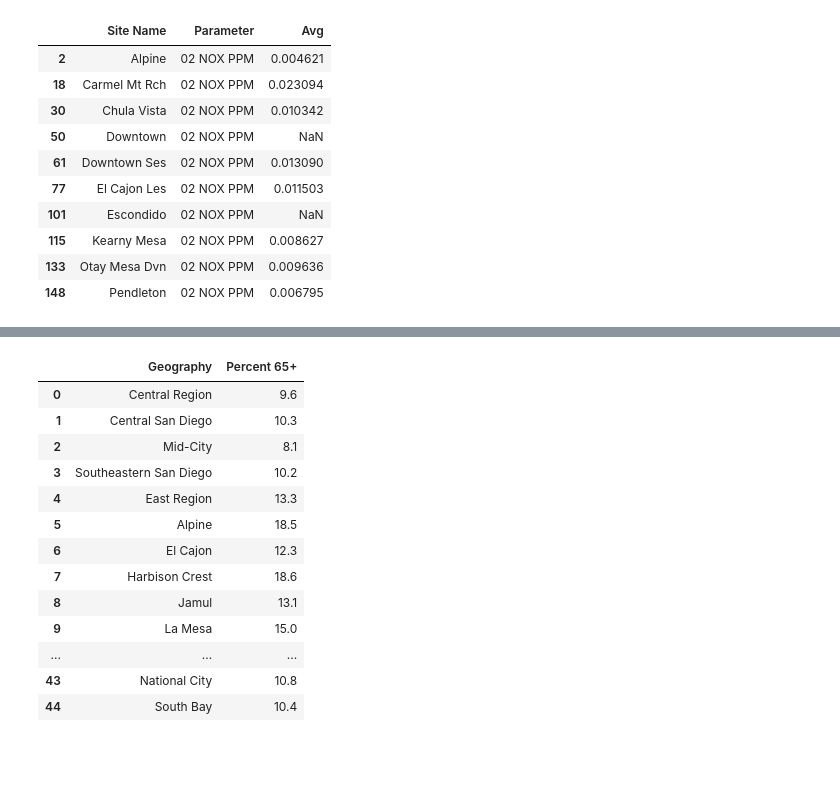
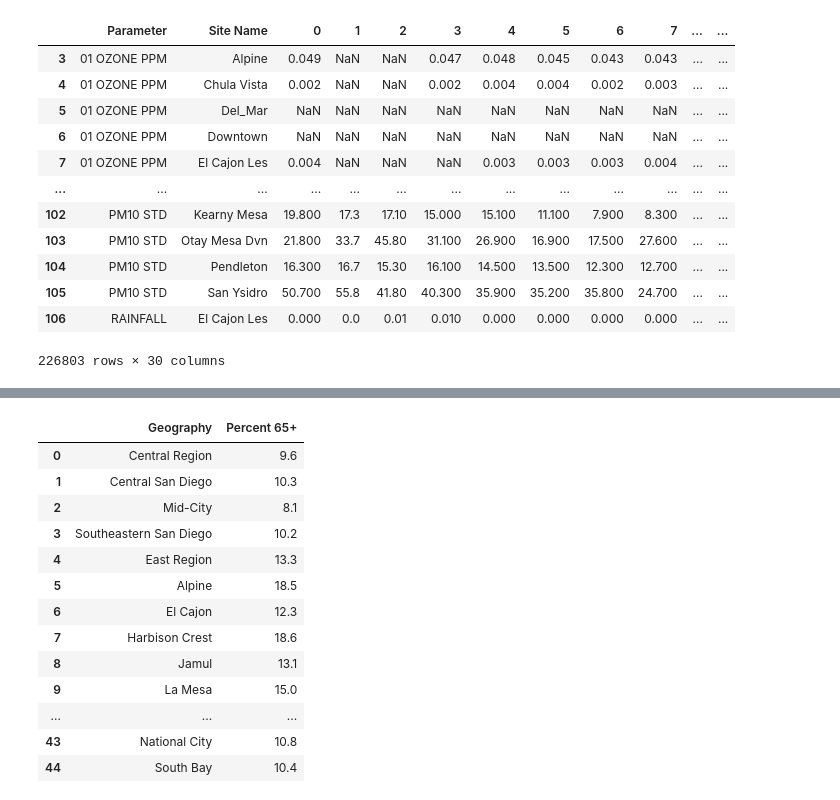
Before and after one commit to BigDataForSanDiego/Team-231, a Jupyter notebook: testing.ipynb, the cells around one changed output, grey strips where cells are left out. Saved outputs shown, nothing was run; the diff lists cells and outputs as text; code cells hidden in the pictures; blank space fills up the shorter version.

Commit message:
ozones

```diff
--- a/testing.ipynb
+++ b/testing.ipynb
@@ -73,17 +87,19 @@ array(['BCarbon ug/m3', '01 OZONE PPM', '02 NOX PPM', '03 NO2 PPB',
-# %%
-each_row[each_row['Parameter'] == '02 NOX PPM']
-# %% [output]
-|  | Site Name | Parameter | Avg |
-| 2 | Alpine | 02 NOX PPM | 0.004621 |
-| 18 | Carmel Mt Rch | 02 NOX PPM | 0.023094 |
-| 30 | Chula Vista | 02 NOX PPM | 0.010342 |
-| 50 | Downtown | 02 NOX PPM | NaN |
-| 61 | Downtown Ses | 02 NOX PPM | 0.013090 |
-| 77 | El Cajon Les | 02 NOX PPM | 0.011503 |
-| 101 | Escondido | 02 NOX PPM | NaN |
-| 115 | Kearny Mesa | 02 NOX PPM | 0.008627 |
-| 133 | Otay Mesa Dvn | 02 NOX PPM | 0.009636 |
-| 148 | Pendleton | 02 NOX PPM | 0.006795 |
+# %%
+biggie[]
+# %% [output]
+|  | Parameter | Site Name | 0 | 1 | 2 | 3 | 4 | 5 | 6 | 7 | ... | ... |
+| 3 | 01 OZONE PPM | Alpine | 0.049 | NaN | NaN | 0.047 | 0.048 | 0.045 | 0.043 | 0.043 | ... | ... |
+| 4 | 01 OZONE PPM | Chula Vista | 0.002 | NaN | NaN | 0.002 | 0.004 | 0.004 | 0.002 | 0.003 | ... | ... |
+| 5 | 01 OZONE PPM | Del_Mar | NaN | NaN | NaN | NaN | NaN | NaN | NaN | NaN | ... | ... |
+| 6 | 01 OZONE PPM | Downtown | NaN | NaN | NaN | NaN | NaN | NaN | NaN | NaN | ... | ... |
+| 7 | 01 OZONE PPM | El Cajon Les | 0.004 | NaN | NaN | NaN | 0.003 | 0.003 | 0.003 | 0.004 | ... | ... |
+| ... | ... | ... | ... | ... | ... | ... | ... | ... | ... | ... | ... | ... |
+| 102 | PM10 STD | Kearny Mesa | 19.800 | 17.3 | 17.10 | 15.000 | 15.100 | 11.100 | 7.900 | 8.300 | ... | ... |
+| 103 | PM10 STD | Otay Mesa Dvn | 21.800 | 33.7 | 45.80 | 31.100 | 26.900 | 16.900 | 17.500 | 27.600 | ... | ... |
+| 104 | PM10 STD | Pendleton | 16.300 | 16.7 | 15.30 | 16.100 | 14.500 | 13.500 | 12.300 | 12.700 | ... | ... |
+| 105 | PM10 STD | San Ysidro | 50.700 | 55.8 | 41.80 | 40.300 | 35.900 | 35.200 | 35.800 | 24.700 | ... | ... |
+| 106 | RAINFALL | El Cajon Les | 0.000 | 0.0 | 0.01 | 0.010 | 0.000 | 0.000 | 0.000 | 0.000 | ... | ... |
+226803 rows × 30 columns
 # %%
 import pandas as pd
 
```
Also changed, not shown: parts of 10 cells of this notebook, 1 other file.
